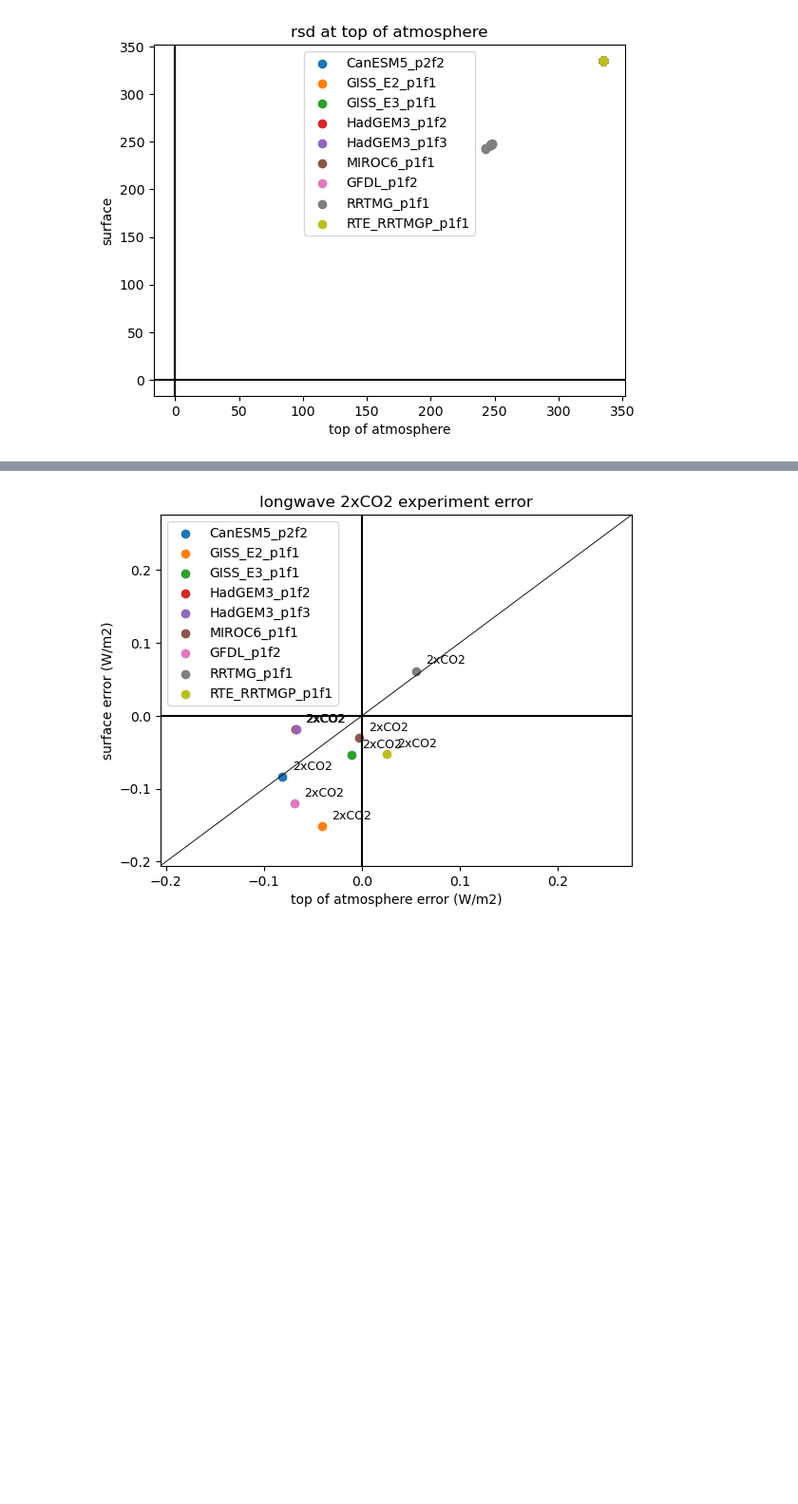
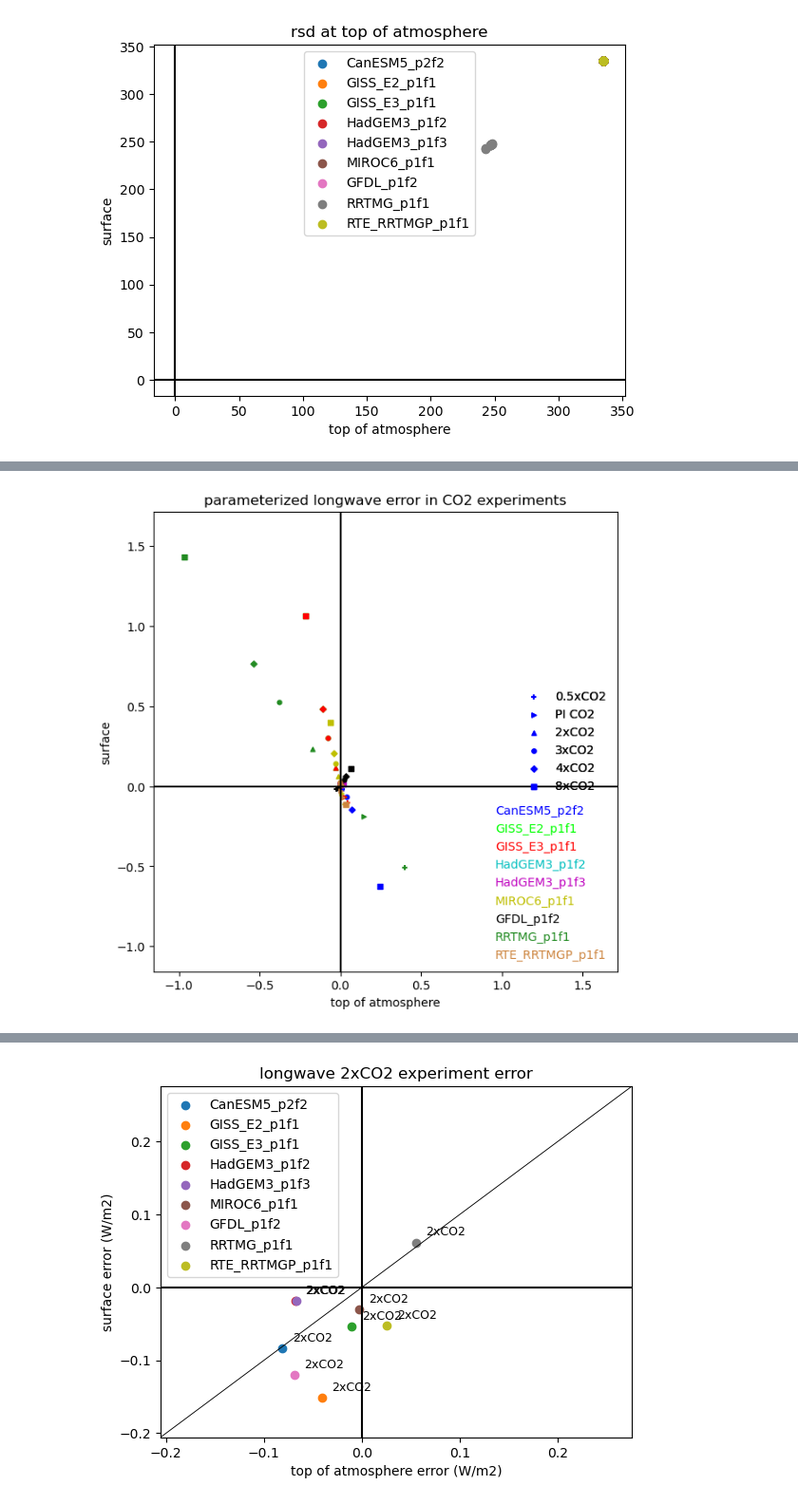
Before and after one commit to emmal01/RFMIP_CO2_analysis, a Jupyter notebook: RFMIP_final_script.ipynb, the cells around one changed output, grey strips where cells are left out. Shown at 95% size. Drawn from its saved outputs; the diff is of its cells as text; code cells hidden in the pictures; blank space fills up the shorter version.

```diff
--- a/RFMIP_final_script.ipynb
+++ b/RFMIP_final_script.ipynb
@@ -215,0 +242,43 @@ plt.show()
+# %%
+#parameterized longwave error in CO2 experiments
+fig, ax = plt.subplots(figsize=(7,7))
+
+#plot data
+model_colors = ['b','lime','r','c','m','y','k','forestgreen','peru']
+marker_shapes = ['+','>','^','o','D','s']
+selected_experiments = ['0.5xCO2','PI CO2', '2xCO2', '3xCO2', '4xCO2', '8xCO2']
+color_cycler = 0
+for m in list(gbme.keys()):
+    for i in np.arange(len(selected_experiments)):
+        plt.scatter(gbme[m].data_vars["rsn"][:,0].sel(expt=selected_experiments[i]),gbme[m].data_vars["rsn"][:,60].sel(expt=selected_experiments[i]), c = model_colors[color_cycler], marker=marker_shapes[i], s=13)
+    color_cycler+=1
+
+#make plot square
+squaremax = 0
+squaremin = 0
+for m in list(gbme.keys()):
+    newmax = np.concatenate((gbme[m].data_vars["rsn"][:,0].sel(expt=selected_experiments), gbme[m].data_vars["rsn"][:,60].sel(expt=selected_experiments))).max()
+    newmin = np.concatenate((gbme[m].data_vars["rsn"][:,0].sel(expt=selected_experiments), gbme[m].data_vars["rsn"][:,60].sel(expt=selected_experiments))).min()
+    if newmax>squaremax:
+        squaremax = newmax
+    if newmin<squaremin:
+        squaremin = newmin
+plt.xlim(1.2*squaremin,1.2*squaremax)
+plt.ylim(1.2*squaremin,1.2*squaremax)
+
+#label tick marks and axes
+plt.xlabel("top of atmosphere")
+plt.ylabel("surface")
+ax.axhline(y=0, color='k')
+ax.axvline(x=0, color='k')
+
+#create the legend
+legend1 = ax.legend(labels=gbme.keys(), loc='lower right', markerscale=0, labelcolor=model_colors, fontsize=10, frameon=False)
+legend2 = ax.legend(labels=selected_experiments, loc='center right', frameon=False, markerscale=1)
+ax.add_artist(legend1)
+ax.add_artist(legend2)
+
+plt.title("parameterized longwave error in CO2 experiments")
+plt.show()
+# %% [output]
+[figure, added]
```
Also changed, not shown: parts of 20 cells of this notebook.
